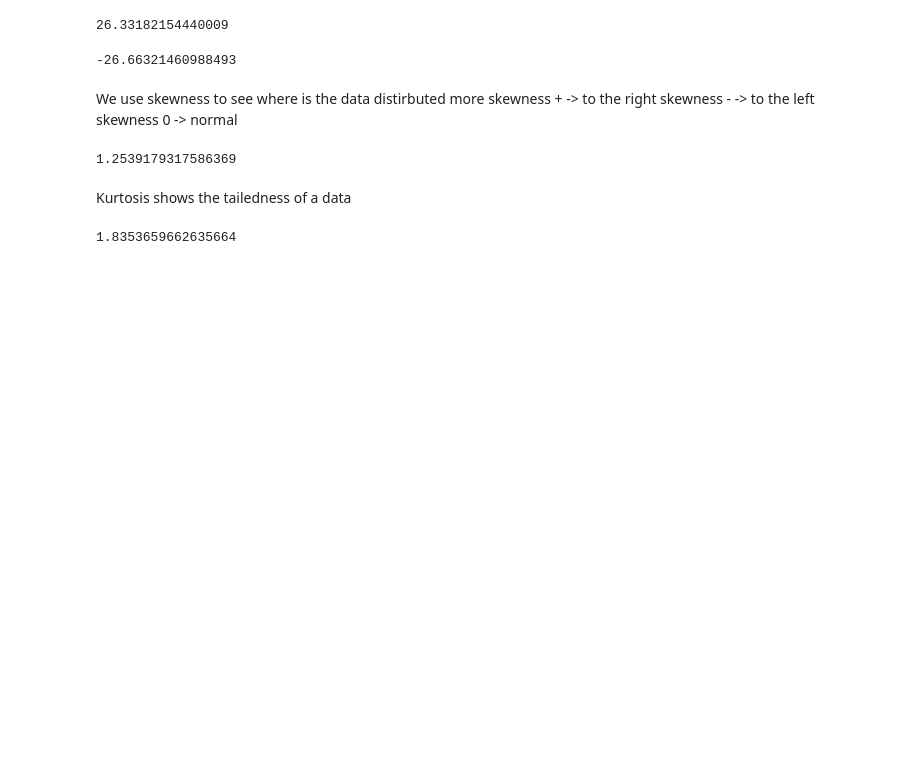
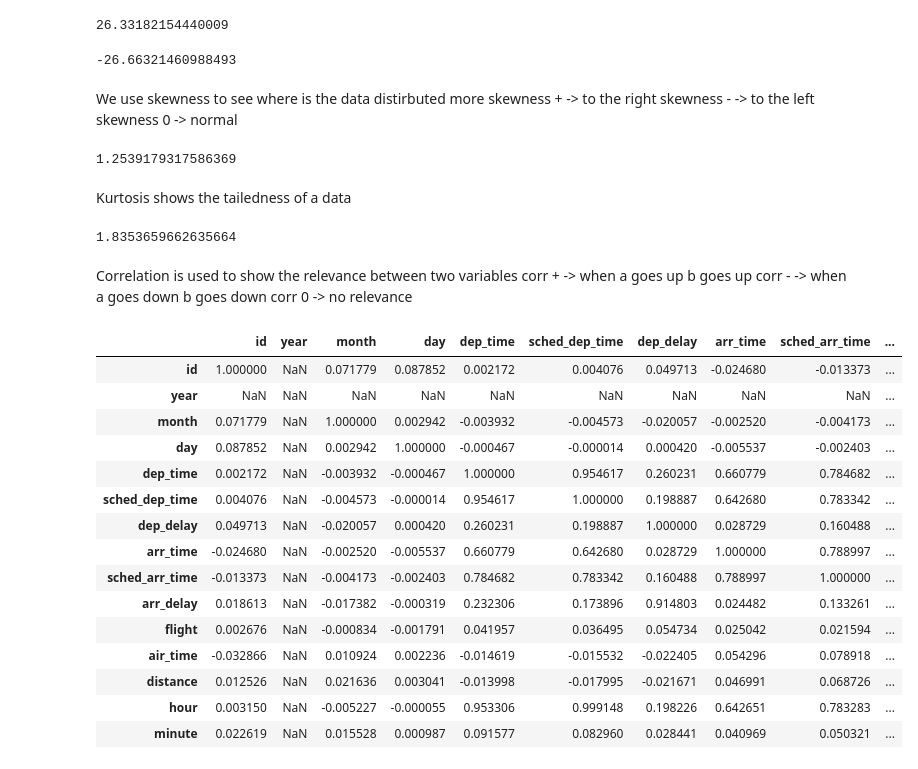
Before and after one commit to BeziKaviani/data-science-ml-learning-path, a Jupyter notebook: 02-descriptive-statistics/descriptive_methods.ipynb, the cells around one changed output. Cells and saved outputs as stored; diff of their text form; code cells hidden in the pictures; blank space fills up the shorter version.

Commit message:
work with correlation

```diff
--- a/02-descriptive-statistics/descriptive_methods.ipynb
+++ b/02-descriptive-statistics/descriptive_methods.ipynb
@@ -98,3 +98,27 @@ Kurtosis shows the tailedness of a data
 flight_data['arr_delay'][flight_data['arr_delay']<100].kurtosis()
 # %% [output]
 1.8353659662635664
+# %% [markdown]
+Correlation is used to show the relevance between two variables
+corr + -> when a goes up b goes up
+corr - -> when a goes down b goes down
+corr 0 -> no relevance
+# %%
+flight_data.corr(numeric_only=True)
+# %% [output]
+|  | id | year | month | day | dep_time | sched_dep_time | dep_delay | arr_time | sched_arr_time | ... |
+| id | 1.000000 | NaN | 0.071779 | 0.087852 | 0.002172 | 0.004076 | 0.049713 | -0.024680 | -0.013373 | ... |
+| year | NaN | NaN | NaN | NaN | NaN | NaN | NaN | NaN | NaN | ... |
+| month | 0.071779 | NaN | 1.000000 | 0.002942 | -0.003932 | -0.004573 | -0.020057 | -0.002520 | -0.004173 | ... |
+| day | 0.087852 | NaN | 0.002942 | 1.000000 | -0.000467 | -0.000014 | 0.000420 | -0.005537 | -0.002403 | ... |
+| dep_time | 0.002172 | NaN | -0.003932 | -0.000467 | 1.000000 | 0.954617 | 0.260231 | 0.660779 | 0.784682 | ... |
+| sched_dep_time | 0.004076 | NaN | -0.004573 | -0.000014 | 0.954617 | 1.000000 | 0.198887 | 0.642680 | 0.783342 | ... |
+| dep_delay | 0.049713 | NaN | -0.020057 | 0.000420 | 0.260231 | 0.198887 | 1.000000 | 0.028729 | 0.160488 | ... |
+| arr_time | -0.024680 | NaN | -0.002520 | -0.005537 | 0.660779 | 0.642680 | 0.028729 | 1.000000 | 0.788997 | ... |
+| sched_arr_time | -0.013373 | NaN | -0.004173 | -0.002403 | 0.784682 | 0.783342 | 0.160488 | 0.788997 | 1.000000 | ... |
+| arr_delay | 0.018613 | NaN | -0.017382 | -0.000319 | 0.232306 | 0.173896 | 0.914803 | 0.024482 | 0.133261 | ... |
+| flight | 0.002676 | NaN | -0.000834 | -0.001791 | 0.041957 | 0.036495 | 0.054734 | 0.025042 | 0.021594 | ... |
+| air_time | -0.032866 | NaN | 0.010924 | 0.002236 | -0.014619 | -0.015532 | -0.022405 | 0.054296 | 0.078918 | ... |
+| distance | 0.012526 | NaN | 0.021636 | 0.003041 | -0.013998 | -0.017995 | -0.021671 | 0.046991 | 0.068726 | ... |
+| hour | 0.003150 | NaN | -0.005227 | -0.000055 | 0.953306 | 0.999148 | 0.198226 | 0.642651 | 0.783283 | ... |
+| minute | 0.022619 | NaN | 0.015528 | 0.000987 | 0.091577 | 0.082960 | 0.028441 | 0.040969 | 0.050321 | ... |
```
